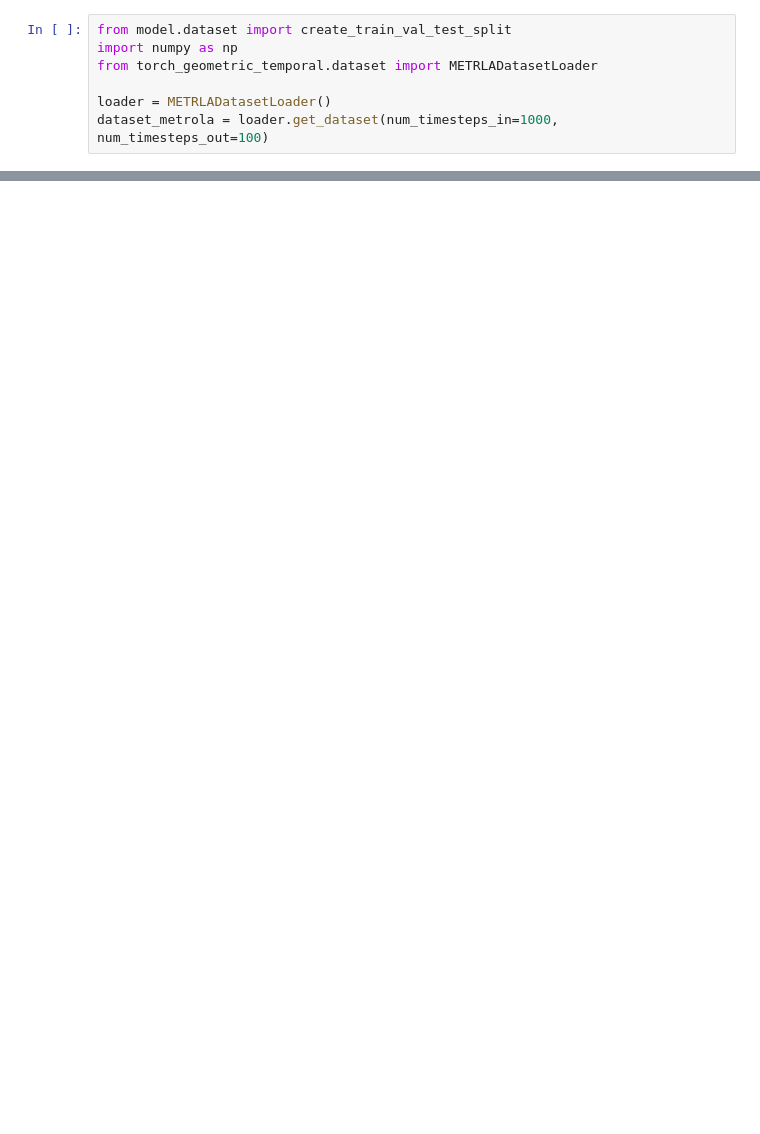
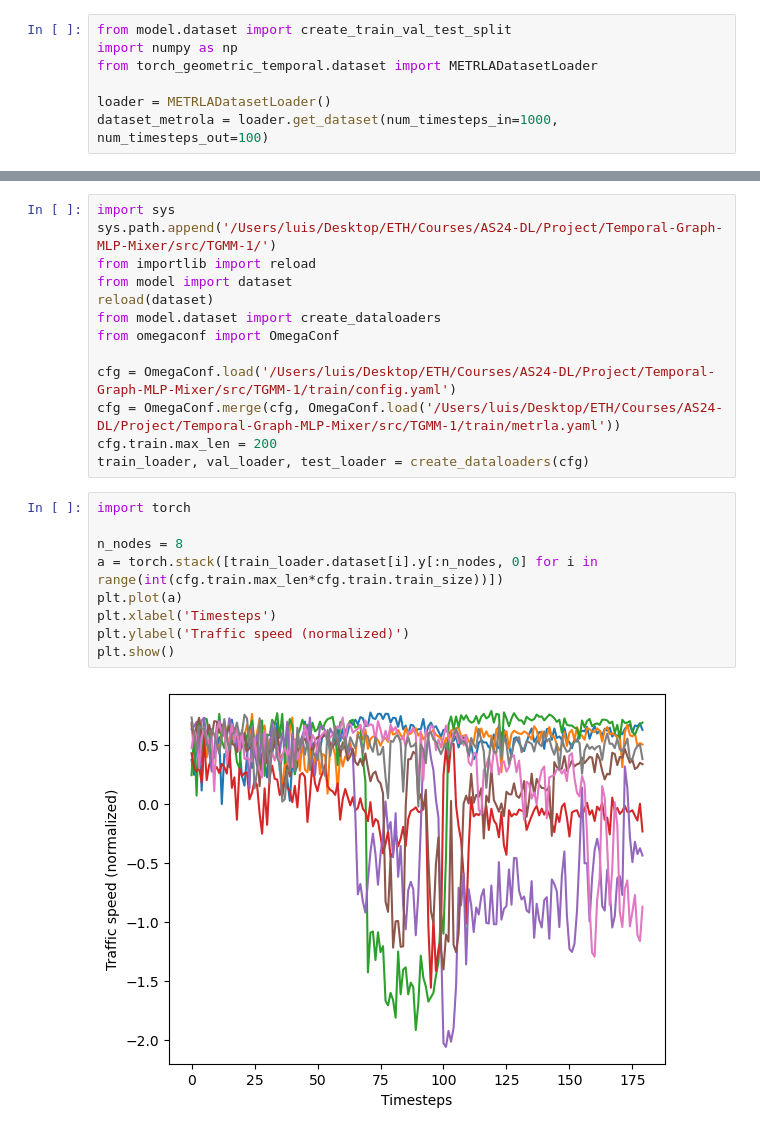
Before and after one commit to Mu-Bilal/Temporal-Graph-MLP-Mixer, a Jupyter notebook: src/TGMM-1/dev/dataset_understanding.ipynb, the cells around one changed output, grey strips where cells are left out. Cells and saved outputs as stored; diff of their text form; blank space fills up the shorter version.

```diff
--- a/src/TGMM-1/dev/dataset_understanding.ipynb
+++ b/src/TGMM-1/dev/dataset_understanding.ipynb
@@ -30,0 +37,24 @@ plt.show()
+# %%
+import sys
+sys.path.append('/Users/luis/Desktop/ETH/Courses/AS24-DL/Project/Temporal-Graph-MLP-Mixer/src/TGMM-1/')
+from importlib import reload
+from model import dataset
+reload(dataset)
+from model.dataset import create_dataloaders
+from omegaconf import OmegaConf
+
+cfg = OmegaConf.load('/Users/luis/Desktop/ETH/Courses/AS24-DL/Project/Temporal-Graph-MLP-Mixer/src/TGMM-1/train/config.yaml')
+cfg = OmegaConf.merge(cfg, OmegaConf.load('/Users/luis/Desktop/ETH/Courses/AS24-DL/Project/Temporal-Graph-MLP-Mixer/src/TGMM-1/train/metrla.yaml'))
+cfg.train.max_len = 200
+train_loader, val_loader, test_loader = create_dataloaders(cfg)
+# %%
+import torch
+
+n_nodes = 8
+a = torch.stack([train_loader.dataset[i].y[:n_nodes, 0] for i in range(int(cfg.train.max_len*cfg.train.train_size))])
+plt.plot(a)
+plt.xlabel('Timesteps')
+plt.ylabel('Traffic speed (normalized)')
+plt.show()
+# %% [output]
+[figure, added]
```
Also changed, not shown: parts of 3 cells of this notebook, 3 other files.
